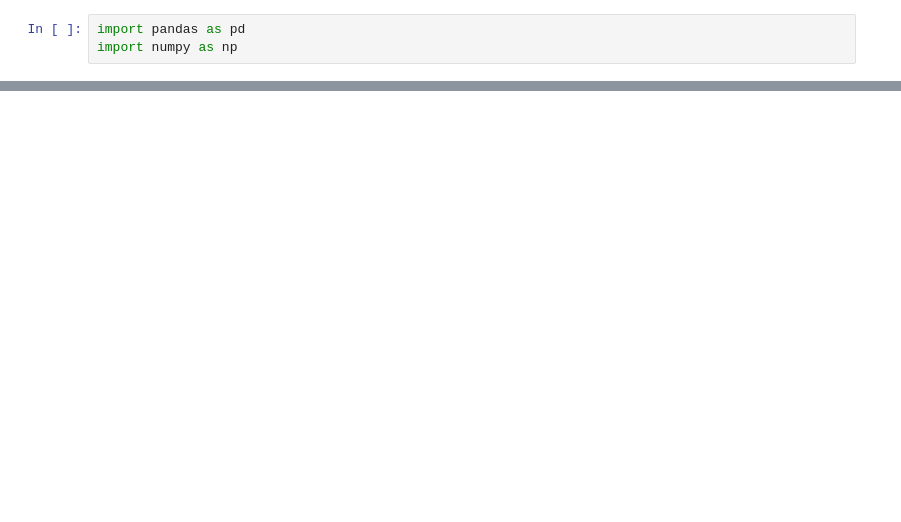
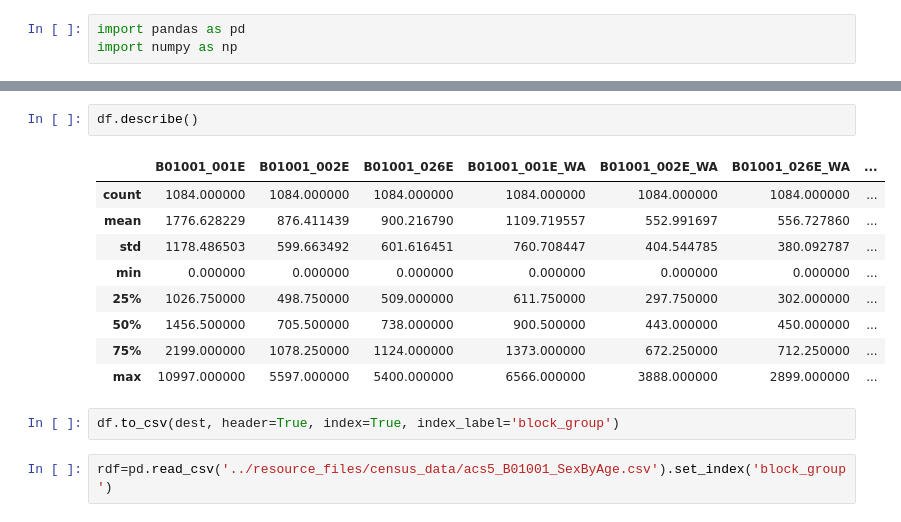
Before and after one commit to get-on-the-bus/via-project, a Jupyter notebook: kevin/kworking_scratch2_censusmerge.ipynb, the cells around one changed output, grey strips where cells are left out. Saved outputs shown, nothing was run; the diff lists cells and outputs as text; blank space fills up the shorter version.

```diff
--- a/kevin/kworking_scratch2_censusmerge.ipynb
+++ b/kevin/kworking_scratch2_censusmerge.ipynb
@@ -40,0 +104,16 @@ dtype: object
+# %%
+df.describe()
+# %% [output]
+|  | B01001_001E | B01001_002E | B01001_026E | B01001_001E_WA | B01001_002E_WA | B01001_026E_WA | ... |
+| count | 1084.000000 | 1084.000000 | 1084.000000 | 1084.000000 | 1084.000000 | 1084.000000 | ... |
+| mean | 1776.628229 | 876.411439 | 900.216790 | 1109.719557 | 552.991697 | 556.727860 | ... |
+| std | 1178.486503 | 599.663492 | 601.616451 | 760.708447 | 404.544785 | 380.092787 | ... |
+| min | 0.000000 | 0.000000 | 0.000000 | 0.000000 | 0.000000 | 0.000000 | ... |
+| 25% | 1026.750000 | 498.750000 | 509.000000 | 611.750000 | 297.750000 | 302.000000 | ... |
+| 50% | 1456.500000 | 705.500000 | 738.000000 | 900.500000 | 443.000000 | 450.000000 | ... |
+| 75% | 2199.000000 | 1078.250000 | 1124.000000 | 1373.000000 | 672.250000 | 712.250000 | ... |
+| max | 10997.000000 | 5597.000000 | 5400.000000 | 6566.000000 | 3888.000000 | 2899.000000 | ... |
+# %%
+df.to_csv(dest, header=True, index=True, index_label='block_group')
+# %%
+rdf=pd.read_csv('../resource_files/census_data/acs5_B01001_SexByAge.csv').set_index('block_group')
```
Also changed, not shown: parts of 19 cells of this notebook, 1 other file.
